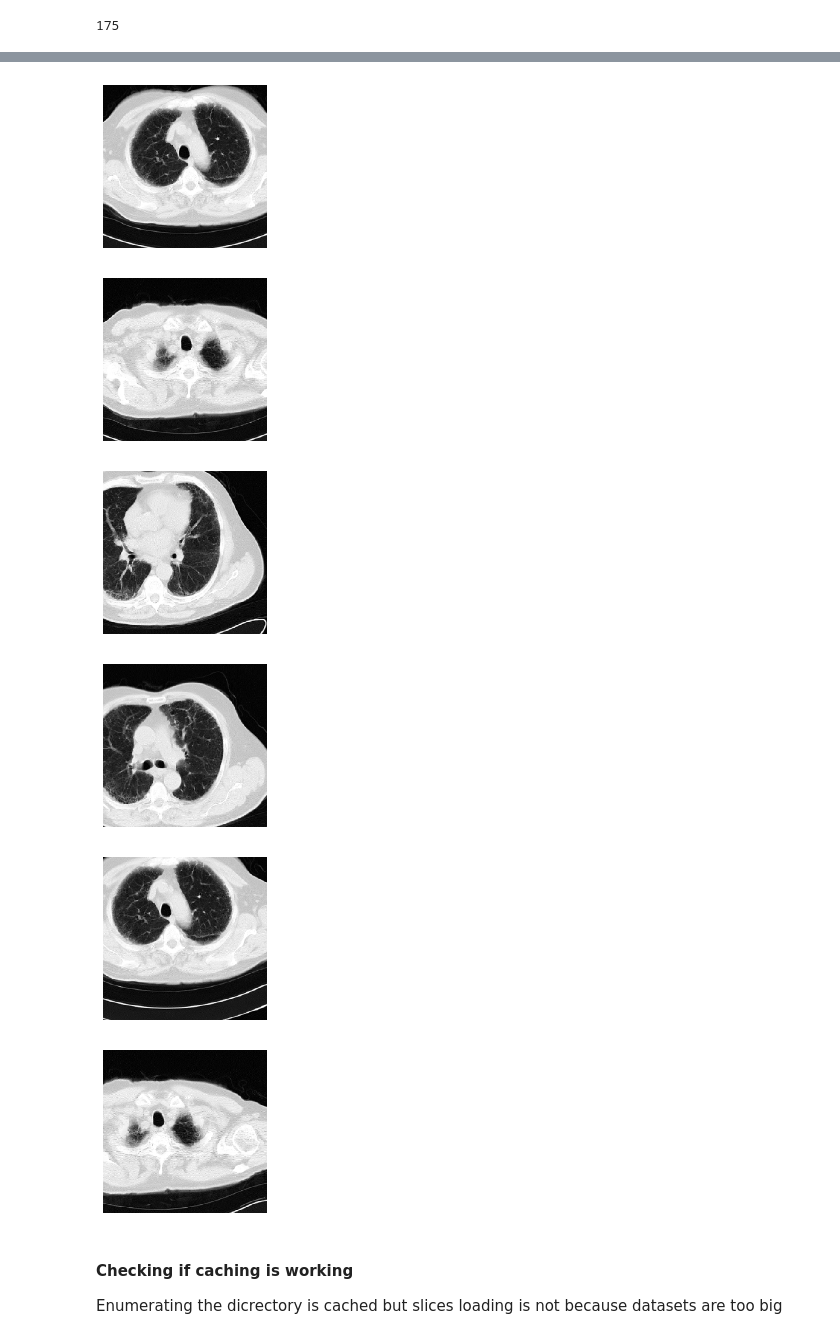
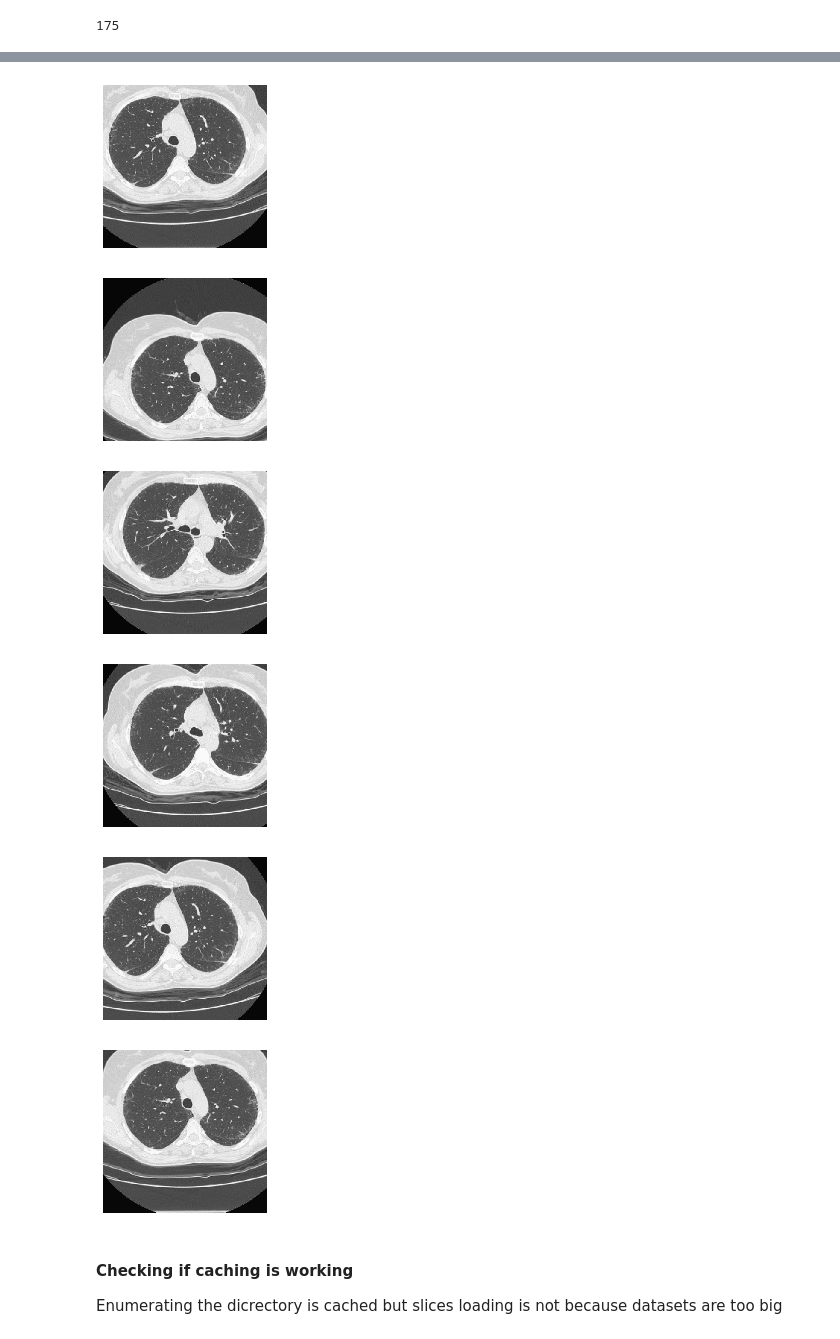
Before and after one commit to CoronaWhy/lunglens, a Jupyter notebook: lib-src/02_loaders.ipynb, the cells around one changed output, grey strips where cells are left out. Saved outputs shown, nothing was run; the diff lists cells and outputs as text; code cells hidden in the pictures.

Commit message:
add custom training pipeline, fix data preprocessing and loading

```diff
--- a/lib-src/02_loaders.ipynb
+++ b/lib-src/02_loaders.ipynb
@@ -19,0 +39,4 @@ from lunglens.data import *
+# %%
+datasets_root = Path('../data/prepared')
+all_slices = list(datasets_root.rglob('*.npy'))
+len(all_slices)
@@ -24,16 +66,13 @@ Generates specified number of slices from one scans per one item. Length of the
 # %%
 # export
 
-default_dict = {
-    'slices_per_scan': 4,
-    'inter_slice_distance': 40
-}
+class RandomSlicerDataset(Dataset):
+    def __init__(self, datasets_root, transform=None, slices_per_scan=4, inter_slice_distance=8):
+        self.scans = list(Path(datasets_root).glob('*/*'))
+        self.transform = transform
+        self.slices_per_scan = slices_per_scan
+        self.inter_slice_distance = inter_slice_distance
 
-class RandomSlicerDataset(Dataset):
-    def __init__(self, datasets_root, transform=None, config=default_dict):
-        self.scans = list(Path(datasets_root).glob('*/*'))
-        self.config = config
-        self.transform = transform
         self.slices_cache = {}
 
     def __len__(self):
@@ -60,19 +99,16 @@ class RandomSlicerDataset(Dataset):
         slices_files = self.slices_cache[scan_dir]
 
         # calculate num of cobinations based on total items count, return count and step size
-        cobinations_n = len(slices_files) - self.config['inter_slice_distance'] * (self.config['slices_per_scan'] - 1)
+        cobinations_n = len(slices_files) - self.inter_slice_distance * (self.slices_per_scan - 1)
 
         # retrun slices according to config
         idx_first_slice = np.random.randint(cobinations_n)
-        idx_list = idx_first_slice + self.config['inter_slice_distance'] * np.arange(self.config['slices_per_scan'])
+        idx_list = idx_first_slice + self.inter_slice_distance * np.arange(self.slices_per_scan)
 
         random_slices = lmap(np.load, slices_files[idx_list])
 
         # augment two copies of selected random files
-        aug_slices_0 = self.aug(random_slices)
-        aug_slices_1 = self.aug(random_slices)
-
-        return aug_slices_0, aug_slices_1
+        return self.aug(random_slices), self.aug(random_slices)
 
     def aug(self, slices):
         if self.transform:
@@ -83,16 +119,16 @@ class RandomSlicerDataset(Dataset):
 # this just an example
 tfms = A.Compose([
     A.Resize(512, 512),
-    A.RandomCrop(384, 384)
-], p=1)
+    A.RandomCrop(384, 384),
+    ToColorTensor()
+])
 # %%
-dataset = RandomSlicerDataset('../data/prepared', transform=tfms)
+dataset = RandomSlicerDataset(datasets_root, transform=tfms)
 len(dataset)
 # %% [output]
 175
 # %%
-#print_slice(random.choice(random.choice(dataset)))
 for slice_images in random.choice(dataset):
     for slice_img in slice_images:
-        print_slice(slice_img, figsize=(3, 3))
+        print_slice(slice_img[0], figsize=(3, 3))
 # %% [output]
@@ -101,9 +137,9 @@ for slice_images in random.choice(dataset):
-[figure, old version]
+[figure, new version]
-[figure, old version]
+[figure, new version]
-[figure, old version]
+[figure, new version]
-[figure, old version]
+[figure, new version]
-[figure, old version]
+[figure, new version]
-[figure, old version]
+[figure, new version]
 # %% [markdown]
 #### Checking if caching is working
 Enumerating the dicrectory is cached but slices loading is not because datasets are too big
```
Also changed, not shown: parts of 19 cells of this notebook, 2 other files.
